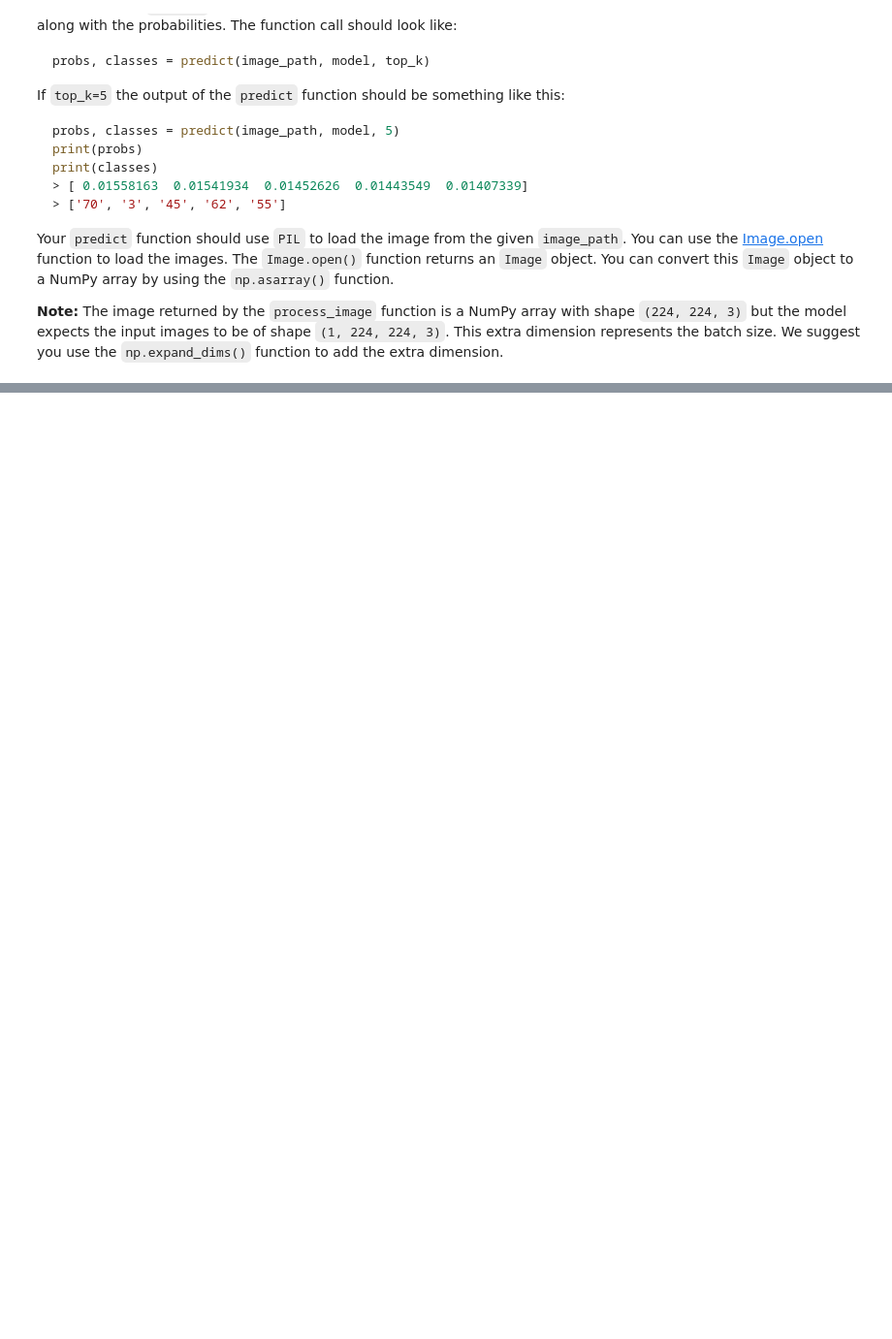
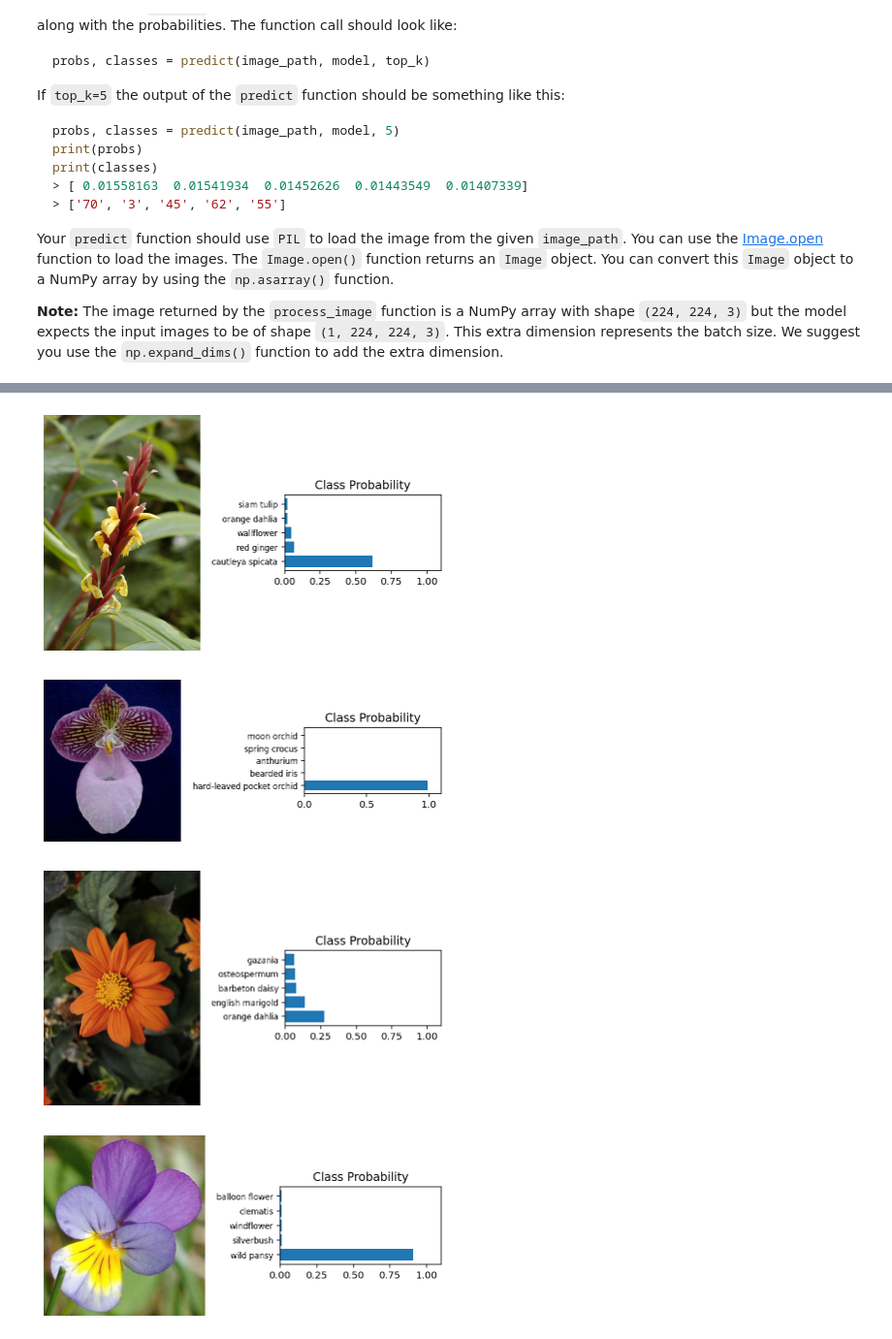
Before and after one commit to walidsi/oxford-flowers-image-classifier, a Jupyter notebook: Project_Image_Classifier_Project.ipynb, the cells around one changed output, grey strips where cells are left out. Shown at 97% size. Drawn from its saved outputs; the diff is of its cells as text; code cells hidden in the pictures; blank space fills up the shorter version.

Commit message:
feat: Add prediction function

```diff
--- a/Project_Image_Classifier_Project.ipynb
+++ b/Project_Image_Classifier_Project.ipynb
@@ -371,3 +370,11 @@ Finally, convert your image back to a NumPy array using the `.numpy()` method.
+# %%
+# TODO: Create the process_image function
+def process_image(image: np.ndarray) -> np.ndarray:
+    image_tensor = tf.convert_to_tensor(image)
+    image_resized = tf.image.resize(image_tensor, (224, 224))
+    image_resized /= 255
+
+    return image_resized.numpy()
 # %% [markdown]
 To check your `process_image` function we have provided 4 images in the `./test_images/` folder:
 
@@ -434,5 +469,37 @@ In the cell below use `matplotlib` to plot the input image alongside the probabi
 <img src='assets/inference_example.png' width=600px>
 
 You can convert from the class integer labels to actual flower names using `class_names`.
+# %%
+def predict_and_plot_image(image_file_name, model):
+    ps, classes = predict(image_file_name, model)
+
+    im = Image.open(image_file_name)
+    image_arr = np.asarray(im)
+
+    fig, (ax1, ax2) = plt.subplots(figsize=(6,9), ncols=2)
+    ax1.imshow(image_arr, cmap = plt.cm.binary)
+    ax1.axis('off')
+
+    ax2.barh(np.arange(len(ps)), ps)
+    ax2.set_aspect(0.1)
+    ax2.set_yticks(np.arange(len(ps)))
+
+    classes_names_list = []
+    for key in classes:
+        classes_names_list.append(class_names[key])
+
+    ax2.set_yticklabels(classes_names_list, size='small');
+    ax2.set_title('Class Probability')
+    ax2.set_xlim(0, 1.1)
+    plt.tight_layout()
 # %%
 # TODO: Plot the input image along with the top 5 classes
+predict_and_plot_image('./test_images/cautleya_spicata.jpg', model)
+predict_and_plot_image('./test_images/hard-leaved_pocket_orchid.jpg', model)
+predict_and_plot_image('./test_images/orange_dahlia.jpg', model)
+predict_and_plot_image('./test_images/wild_pansy.jpg', model)
+# %% [output]
+[figure, added]
+[figure, added]
+[figure, added]
+[figure, added]
```
Also changed, not shown: parts of 11 cells of this notebook.
